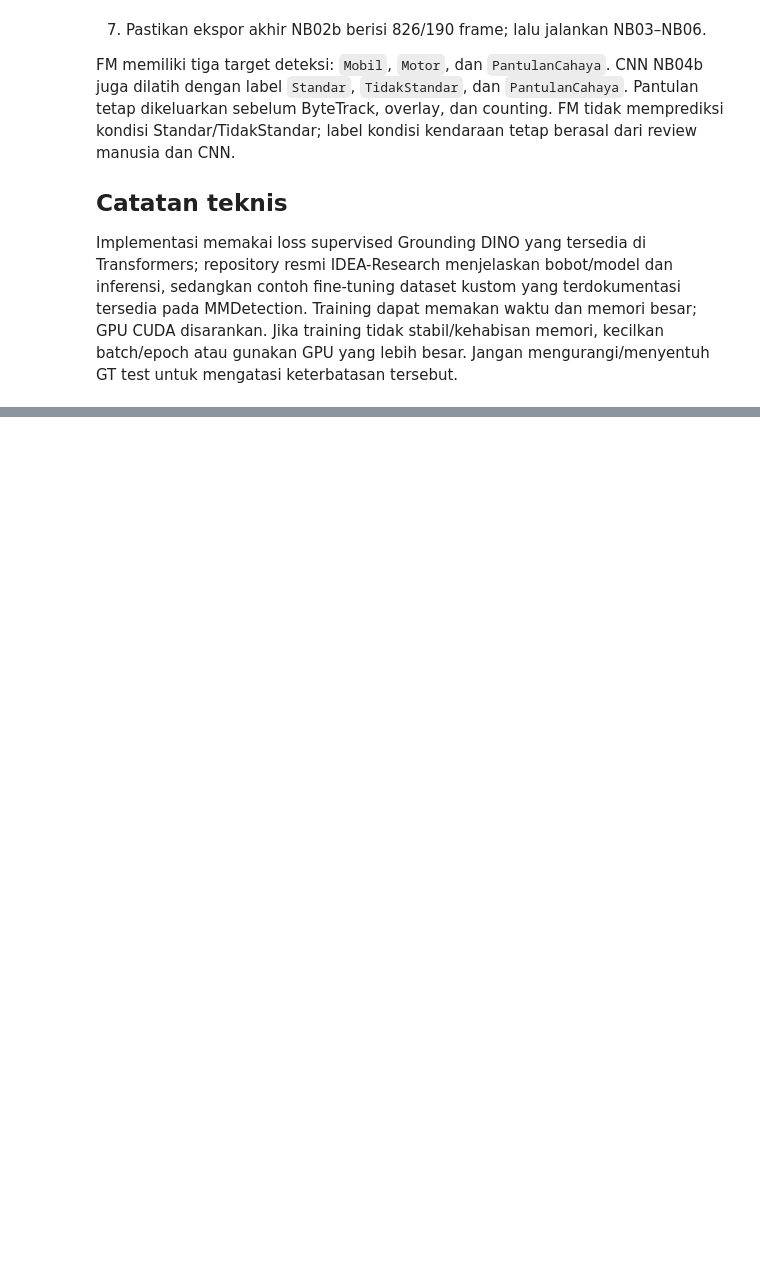
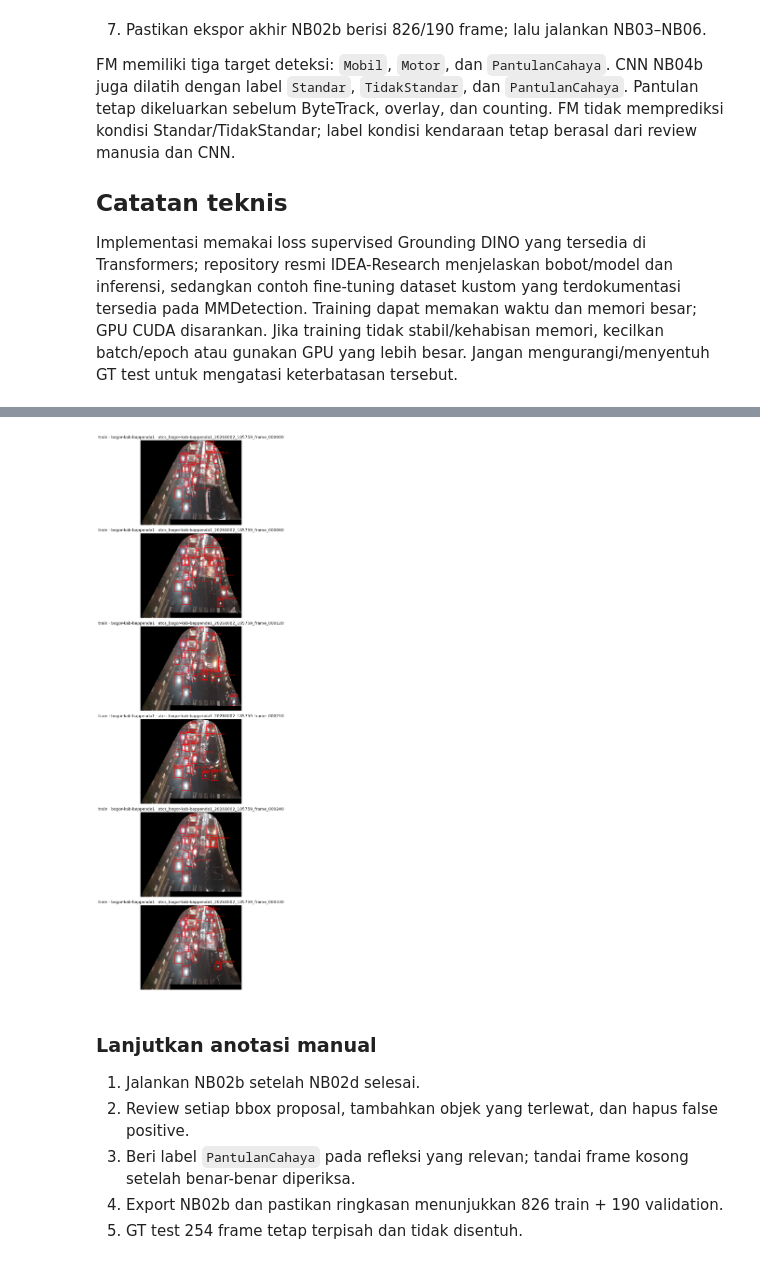
Before and after one commit to hhtpjeremia-prog/KerjaPraktik, a Jupyter notebook: NB02d_finetune_grounding_dino.ipynb, the cells around one changed output, grey strips where cells are left out. Cells and saved outputs as stored; diff of their text form; code cells hidden in the pictures; blank space fills up the shorter version.

```diff
--- a/NB02d_finetune_grounding_dino.ipynb
+++ b/NB02d_finetune_grounding_dino.ipynb
@@ -536,29 +732,48 @@ display(Markdown(
 # %%
 # Preview beberapa proposal untuk pemeriksaan cepat sebelum seluruh anotasi dibuka di NB02b.
 preview_rows = [row for row in proposal_rows if row["detections"]][:6]
 if not preview_rows:
-    display(Markdown("Tidak ada bbox proposal pada enam sampel pertama; frame tanpa proposal tetap wajib direview sebagai kemungkinan frame negatif."))
+    display(
+        Markdown(
+            "Tidak ada bbox proposal pada enam sampel pertama; frame tanpa proposal tetap wajib direview sebagai kemungkinan frame negatif."
+        )
+    )
 else:
-    figure, axes = plt.subplots(len(preview_rows), 1, figsize=(12, 4 * len(preview_rows)))
+    figure, axes = plt.subplots(
+        len(preview_rows), 1, figsize=(12, 4 * len(preview_rows))
+    )
     axes = np.atleast_1d(axes)
     for axis, row in zip(axes, preview_rows):
         image = Image.open(row["image_path"]).convert("RGB")
         draw = ImageDraw.Draw(image)
         for detection in row["detections"]:
             draw.rectangle(detection["box"], outline="red", width=2)
-            draw.text((detection["box"][0], max(0, detection["box"][1] - 14)),
-                      f"{detection['vehicle_type']} {detection['score']:.2f}", fill="red")
+            draw.text(
+                (detection["box"][0], max(0, detection["box"][1] - 14)),
+                f"{detection['vehicle_type']} {detection['score']:.2f}",
+                fill="red",
+            )
         axis.imshow(image)
         axis.set_title(f"{row['split']} · {row['camera_id']} · {row['frame_stem']}")
         axis.axis("off")
     figure.tight_layout()
     plt.show()
 
-display(Markdown(
-    "### Lanjutkan anotasi manual\n"
-    "1. Jalankan NB02b setelah NB02d selesai.\n"
-    "2. Review setiap bbox proposal, tambahkan objek yang terlewat, dan hapus false positive.\n"
-    "3. Beri label `PantulanCahaya` pada refleksi yang relevan; tandai frame kosong setelah benar-benar diperiksa.\n"
-    "4. Export NB02b dan pastikan ringkasan menunjukkan 826 train + 190 validation.\n"
-    "5. GT test 254 frame tetap terpisah dan tidak disentuh."
-))
+display(
+    Markdown(
+        "### Lanjutkan anotasi manual\n"
+        "1. Jalankan NB02b setelah NB02d selesai.\n"
+        "2. Review setiap bbox proposal, tambahkan objek yang terlewat, dan hapus false positive.\n"
+        "3. Beri label `PantulanCahaya` pada refleksi yang relevan; tandai frame kosong setelah benar-benar diperiksa.\n"
+        "4. Export NB02b dan pastikan ringkasan menunjukkan 826 train + 190 validation.\n"
+        "5. GT test 254 frame tetap terpisah dan tidak disentuh."
+    )
+)
+# %% [output]
+[figure, added]
+### Lanjutkan anotasi manual
+1. Jalankan NB02b setelah NB02d selesai.
+2. Review setiap bbox proposal, tambahkan objek yang terlewat, dan hapus false positive.
+3. Beri label `PantulanCahaya` pada refleksi yang relevan; tandai frame kosong setelah benar-benar diperiksa.
+4. Export NB02b dan pastikan ringkasan menunjukkan 826 train + 190 validation.
+5. GT test 254 frame tetap terpisah dan tidak disentuh.
```
Also changed, not shown: parts of 4 cells of this notebook, 1 other file.
